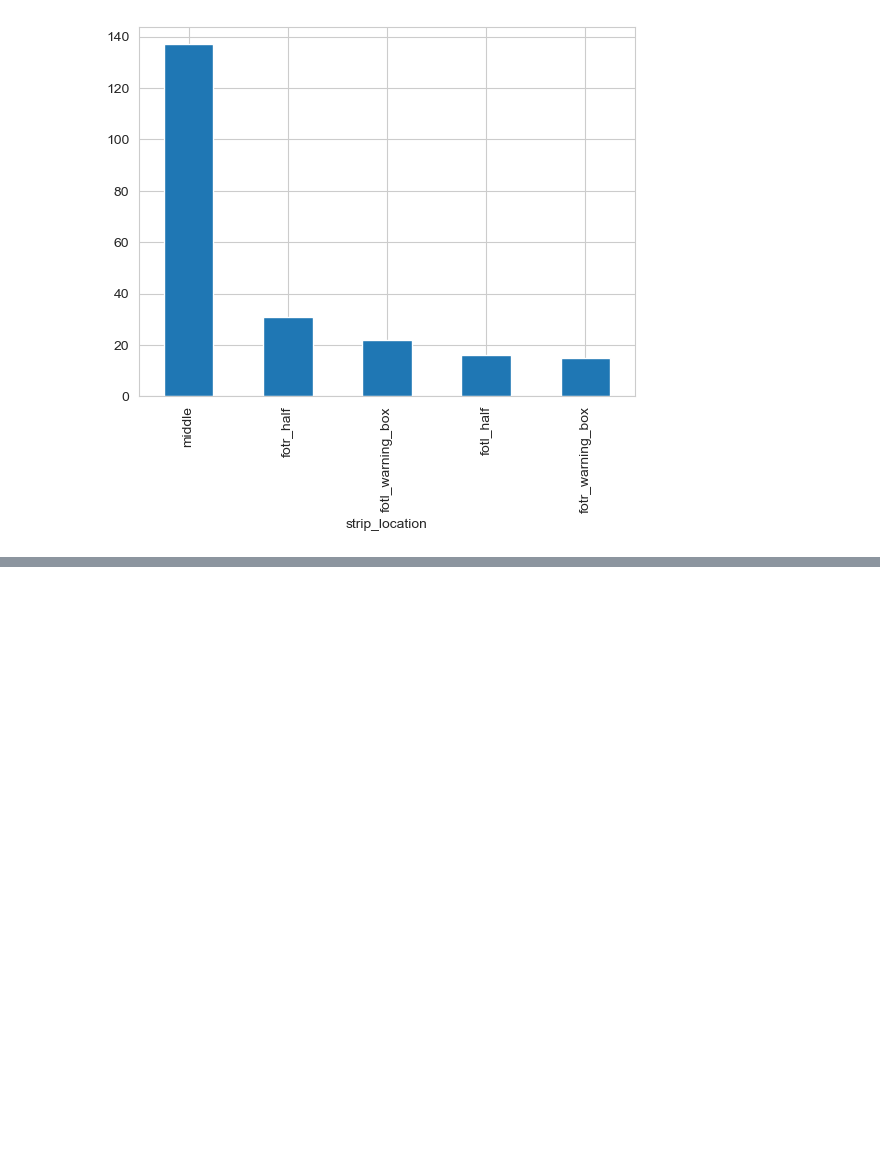
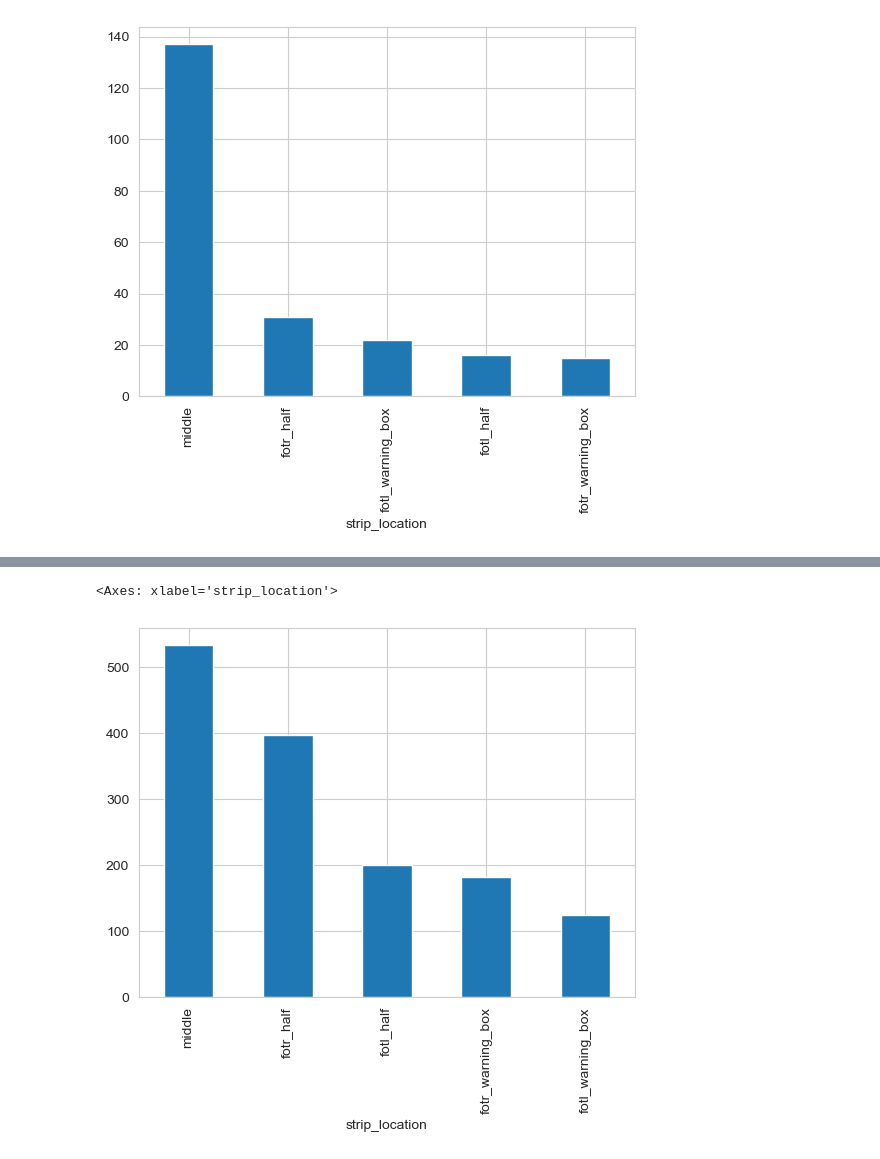
Before and after one commit to KySoza/fencing_2024-data-science-project, a Jupyter notebook: Preprocessing + Preliminary visualization.ipynb, the cells around one changed output, grey strips where cells are left out. Drawn from its saved outputs; the diff is of its cells as text; code cells hidden in the pictures; blank space fills up the shorter version.

```diff
--- a/Preprocessing + Preliminary visualization.ipynb
+++ b/Preprocessing + Preliminary visualization.ipynb
@@ -223,0 +230,6 @@ saber_fotl['strip_location'].value_counts().plot(kind='bar')
+# %%
+foil_fotr = foil[foil['initiated'] == 'fotl']
+foil_fotl['strip_location'].value_counts().plot(kind='bar')
+# %% [output]
+<Axes: xlabel='strip_location'>
+[figure, added]
```
Also changed, not shown: parts of 4 cells of this notebook, 3 other files.
